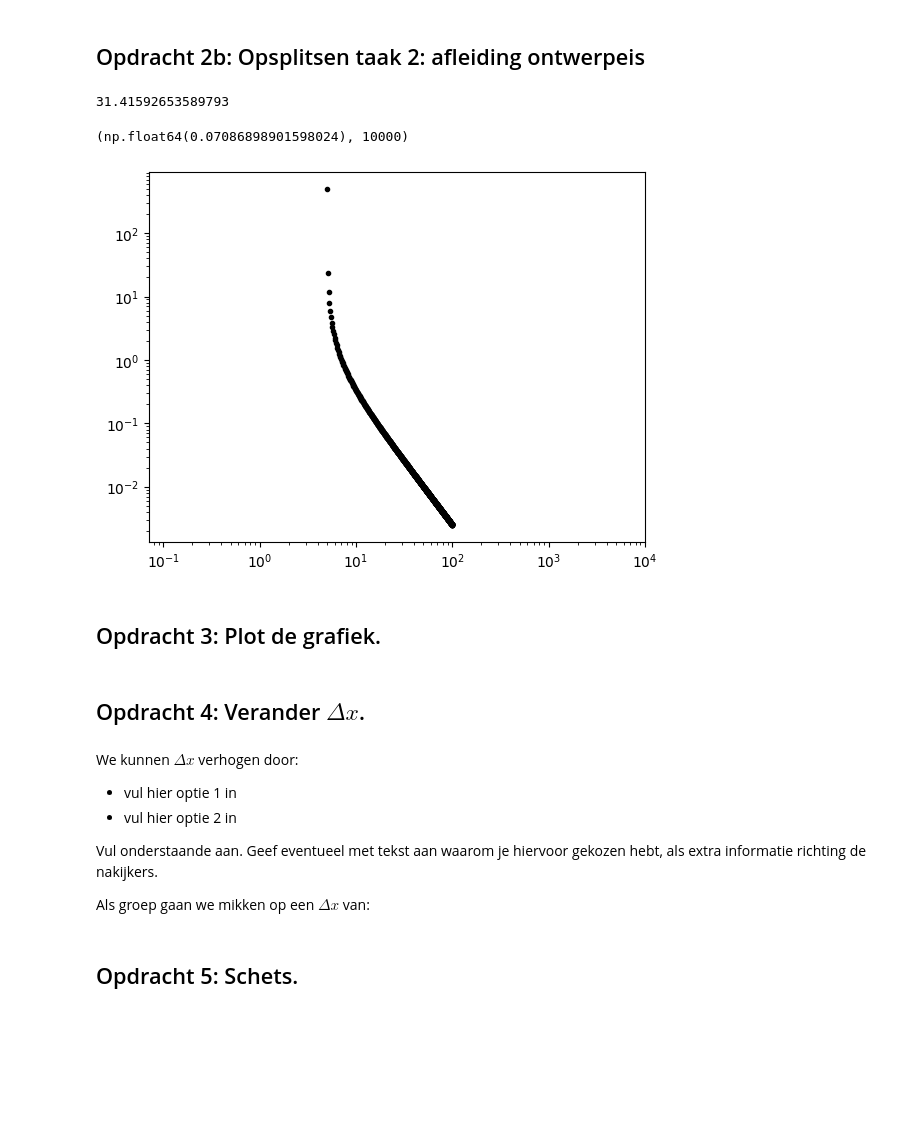
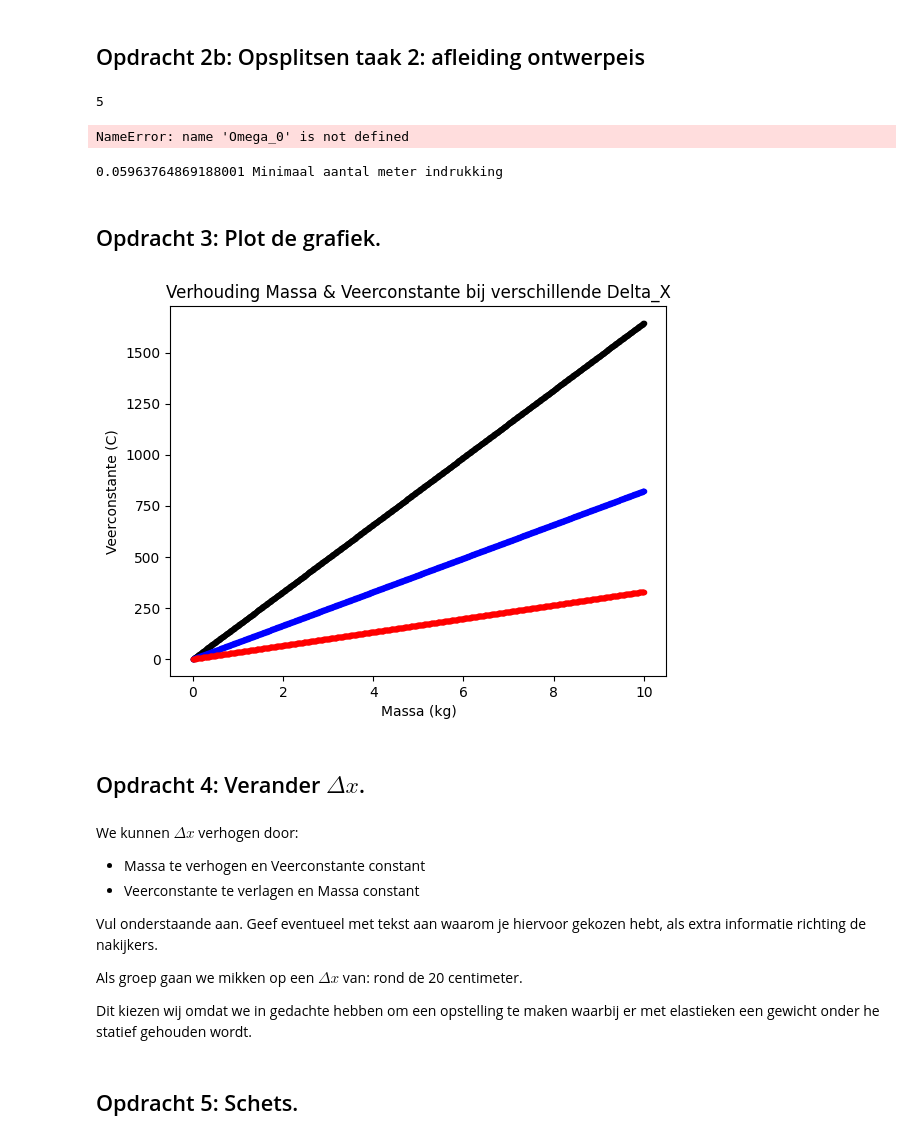
Before and after one commit to korne-Hoendervangers/opdrachten-DEF-D-KorneHoendervangers, a Jupyter notebook: FysiekeOntwerpopdrachten/5MaakEenOpstellingTrillingsvrij/Ontwerpopdracht5MaakEenOpstellingTrillingsvrijInvulTemplate.ipynb, the cells around one changed output. Drawn from its saved outputs; the diff is of its cells as text; code cells hidden in the pictures; blank space fills up the shorter version.

```diff
--- a/FysiekeOntwerpopdrachten/5MaakEenOpstellingTrillingsvrij/Ontwerpopdracht5MaakEenOpstellingTrillingsvrijInvulTemplate.ipynb
+++ b/FysiekeOntwerpopdrachten/5MaakEenOpstellingTrillingsvrij/Ontwerpopdracht5MaakEenOpstellingTrillingsvrijInvulTemplate.ipynb
@@ -46,39 +46,67 @@ Vul onderstaande tabel in:
 # %%
 # Bereken hier je benodigde kantelfrequentie
 #De Eigenfrquentie kan je vinden door de omega & omega_0 gelijk te stellen aan 1
-Omega = (2*np.pi*5)**2
-Omega_0 = np.sqrt(Omega)
-print(Omega_0)
+Frequentie = 5 #hz
+Frequentie_0 = Frequentie
+print(Frequentie_0)
 # %% [output]
-31.41592653589793
+5
 # %%
 # Voeg hier je plot in.
-Frequentie = np.linspace(0,100,1000)
-Amplitude = -(1/(1-((2*np.pi*Frequentie)**2)/(Omega_0)**2))
+Frequentie = np.linspace(0,100,10000)
+Amplitude = np.abs(1/(1-((2*np.pi*Frequentie)**2)/(Omega_0)**2))
+
 plt.figure()
 plt.loglog(Frequentie,Amplitude,"k.")
-plt.xlim(0,10000)
+plt.show()
 # %% [output]
-(np.float64(0.07086898901598024), 10000)
+NameError: name 'Omega_0' is not defined
-[figure, removed]
 # %%
 # Bereken hier de minimale Delta-x waarbij je aan de eis van de opdracht voldoet.
+
+#A_m/A_v = 1/1-(omega)²/Omega_0² ,omschrijven geeft
+K = factor = 5
+Frequentie = 5
+Omega_0_Kwadraat = (Frequentie*2*np.pi)**2/(K+1)
+g = 9.81
+Delta_x = g/Omega_0_Kwadraat
+print(Delta_x,"Minimaal aantal meter indrukking")
+# %% [output]
+0.05963764869188001 Minimaal aantal meter indrukking
 # %% [markdown]
 ## Opdracht 3: Plot de grafiek.
 # %%
 # Voeg hier je plot in. Lees goed de opdracht wat er in de grafiek moet staan!
 # Het is ook handig om je grafiek op te slaan, doe dat door met plt.savefig().
+
+Massa = np.linspace(0,10,1000)
+C_1 = (Massa*g)/Delta_x
+C_2 = (Massa*g)/(Delta_x*2)
+C_3 =(Massa*g)/(Delta_x*5)
+
+plt.figure()
+plt.plot(Massa,C_1,"k.")
+plt.plot(Massa,C_2,"b.")
+plt.plot(Massa,C_3,"r.")
+plt.ylabel("Veerconstante (C)")
+plt.title("Verhouding Massa & Veerconstante bij verschillende Delta_X")
+plt.xlabel("Massa (kg)")
+plt.savefig("plotDeltaX")
+# %% [output]
+[figure, added]
 # %% [markdown]
 ## Opdracht 4: Verander $\Delta x$.
 # %% [markdown]
 We kunnen $\Delta x$ verhogen door:
 
-- vul hier optie 1 in
-- vul hier optie 2 in
+- Massa te verhogen en Veerconstante constant
+- Veerconstante te verlagen en Massa constant
 
 Vul onderstaande aan. Geef eventueel met tekst aan waarom je hiervoor gekozen hebt, als extra informatie richting de nakijkers.
 
-Als groep gaan we mikken op een $\Delta x$ van:
+Als groep gaan we mikken op een $\Delta x$ van: rond de 20 centimeter.
+
+Dit kiezen wij omdat we in gedachte hebben om een opstelling te maken waarbij er met elastieken een gewicht onder he statief gehouden wordt.
 # %% [markdown]
 ## Opdracht 5: Schets.
 # %% [markdown]
```
Also changed, not shown: parts of 2 cells of this notebook, 2 other files.
